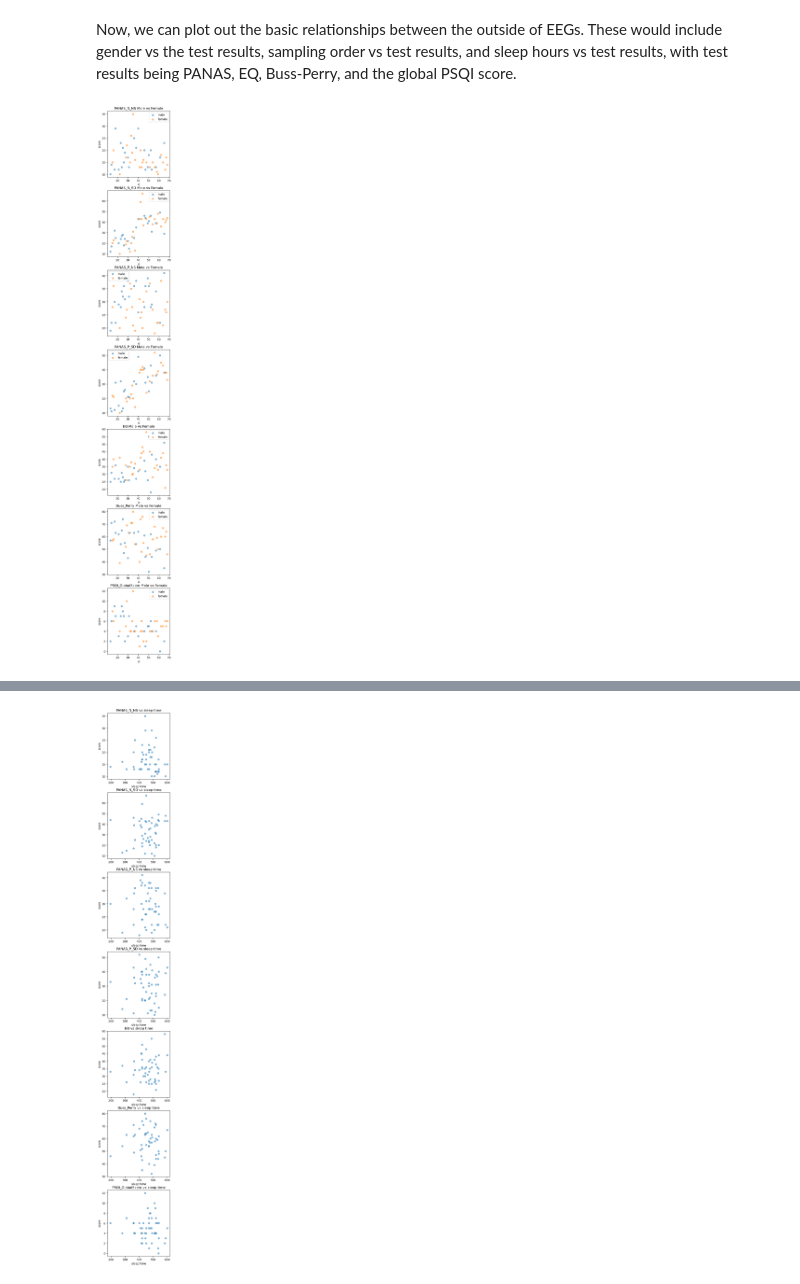
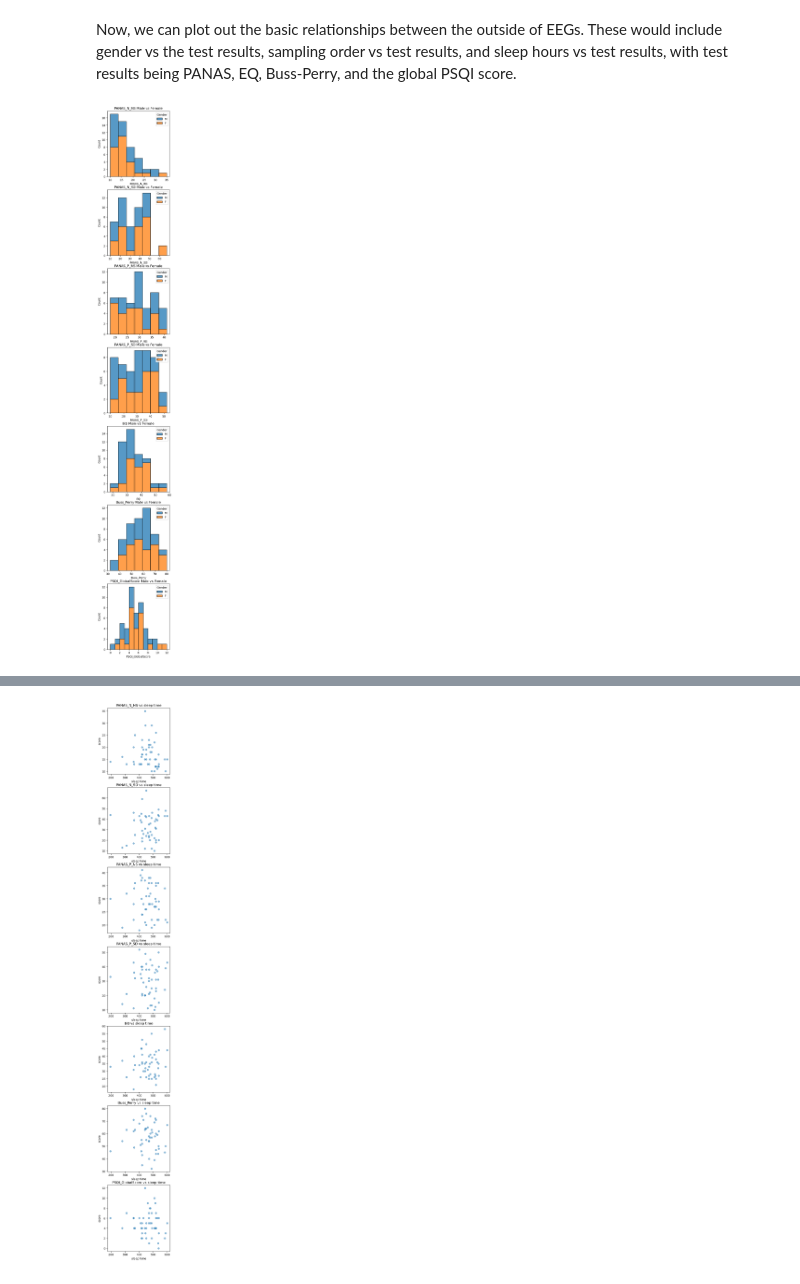
Before and after one commit to yangwestyyy21/sleepdeprivation_COGS138, a Jupyter notebook: sleepdeprivation_COGS138/EDA.ipynb, the cells around one changed output, grey strips where cells are left out. Drawn from its saved outputs; the diff is of its cells as text; code cells hidden in the pictures.

```diff
--- a/sleepdeprivation_COGS138/EDA.ipynb
+++ b/sleepdeprivation_COGS138/EDA.ipynb
@@ -252,19 +252,24 @@ EQ, Buss-Perry, and the global PSQI score.
 # %%
 #plot for gender vs test results
 
 titles = ['PANAS_N_NS','PANAS_N_SD','PANAS_P_NS','PANAS_P_SD', 'EQ', 'Buss_Perry', 'PSQI_GlobalScore']
 f,a = plt.subplots(7,1, figsize=(4, 35))
-a = a.ravel()
-for idx,ax in enumerate(a):
-    ax.scatter(df_male.index, df_male[titles[idx]], alpha = 0.5)
-    ax.scatter(df_female.index, df_female[titles[idx]], alpha = 0.5)
-    ax.set_title(titles[idx] + " Male vs Female")
-    ax.set_xlabel('id')
-    ax.set_ylabel('score')
-    ax.legend(['male', 'female'])
-plt.show()
+#a = a.ravel()
+#for idx,ax in enumerate(a):
+#    ax.scatter(df_male.index, df_male[titles[idx]], alpha = 0.5)
+#    ax.scatter(df_female.index, df_female[titles[idx]], alpha = 0.5)
+#    ax.set_title(titles[idx] + " Male vs Female")
+#    ax.set_xlabel('id')
+#    ax.set_ylabel('score')
+#    ax.legend(['male', 'female'])
+#plt.show()
+axindex = 0
+for t in titles:
+    sns.histplot(df, ax = a[axindex], x = t, hue = 'Gender', multiple="stack")
+    a[axindex].set_title(t  + " Male vs Female")
+    axindex+=1
 # %% [output]
-[figure, old version]
+[figure, new version]
 # %%
 #plot for sample order vs test results
 titles = ['PANAS_N_NS','PANAS_N_SD','PANAS_P_NS','PANAS_P_SD', 'EQ', 'Buss_Perry', 'PSQI_GlobalScore']
```
Also changed, not shown: parts of 5 cells of this notebook.
